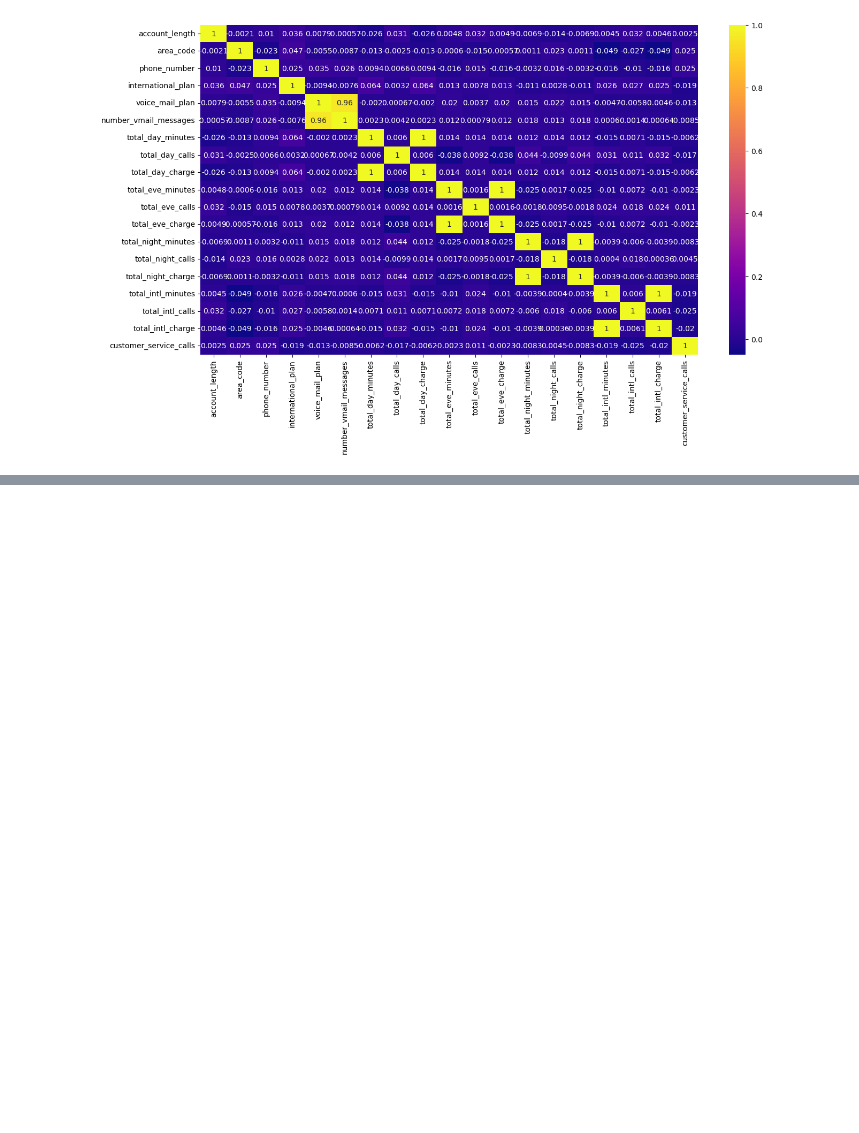
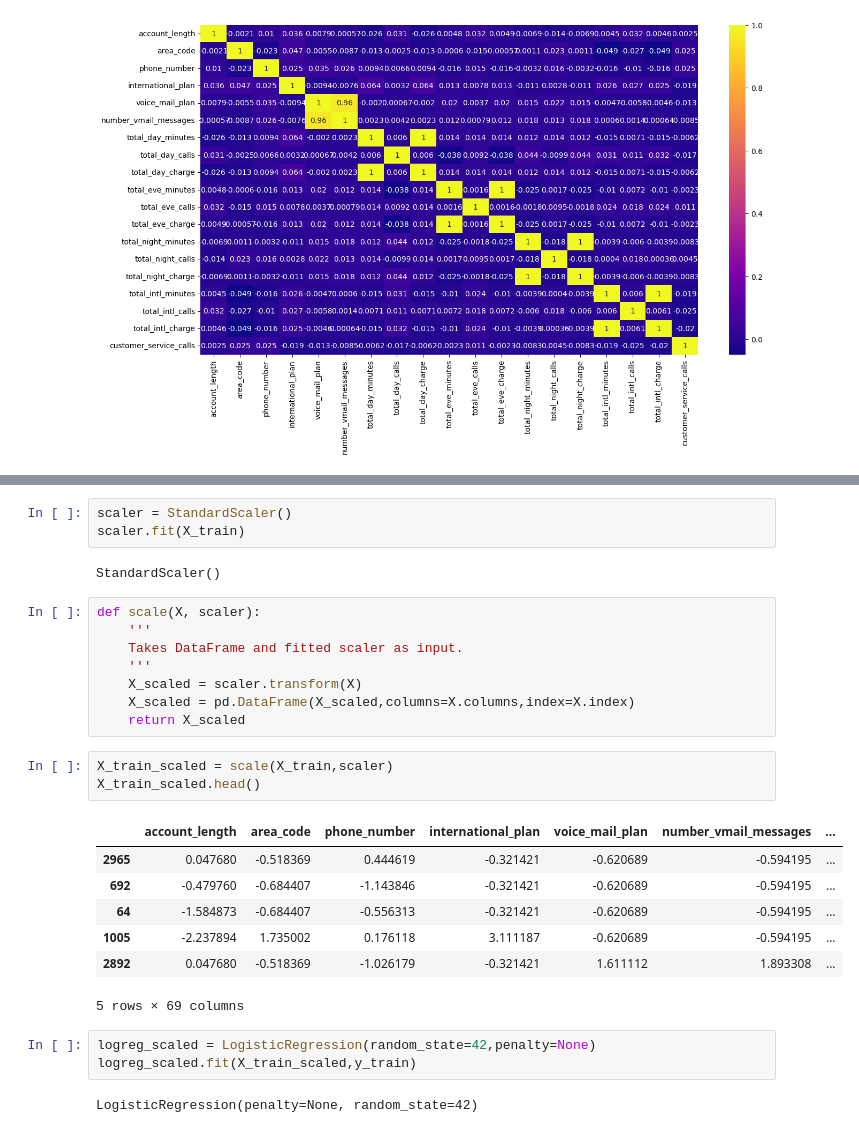
Before and after one commit to erankova/Phase_3_Project, a Jupyter notebook: Phase_3_Project.ipynb, the cells around one changed output, grey strips where cells are left out. Saved outputs shown, nothing was run; the diff lists cells and outputs as text; blank space fills up the shorter version.

```diff
--- a/Phase_3_Project.ipynb
+++ b/Phase_3_Project.ipynb
@@ -245,0 +307,29 @@ sns.heatmap(X_train[non_state_cols].corr(min_periods=400),annot=True,cmap='plasm
+# %%
+scaler = StandardScaler()
+scaler.fit(X_train)
+# %% [output]
+StandardScaler()
+# %%
+def scale(X, scaler):
+    '''
+    Takes DataFrame and fitted scaler as input.
+    '''
+    X_scaled = scaler.transform(X)
+    X_scaled = pd.DataFrame(X_scaled,columns=X.columns,index=X.index)
+    return X_scaled
+# %%
+X_train_scaled = scale(X_train,scaler)
+X_train_scaled.head()
+# %% [output]
+|  | account_length | area_code | phone_number | international_plan | voice_mail_plan | number_vmail_messages | ... |
+| 2965 | 0.047680 | -0.518369 | 0.444619 | -0.321421 | -0.620689 | -0.594195 | ... |
+| 692 | -0.479760 | -0.684407 | -1.143846 | -0.321421 | -0.620689 | -0.594195 | ... |
+| 64 | -1.584873 | -0.684407 | -0.556313 | -0.321421 | -0.620689 | -0.594195 | ... |
+| 1005 | -2.237894 | 1.735002 | 0.176118 | 3.111187 | -0.620689 | -0.594195 | ... |
+| 2892 | 0.047680 | -0.518369 | -1.026179 | -0.321421 | 1.611112 | 1.893308 | ... |
+5 rows × 69 columns
+# %%
+logreg_scaled = LogisticRegression(random_state=42,penalty=None)
+logreg_scaled.fit(X_train_scaled,y_train)
+# %% [output]
+LogisticRegression(penalty=None, random_state=42)
```
Also changed, not shown: parts of 13 cells of this notebook.
